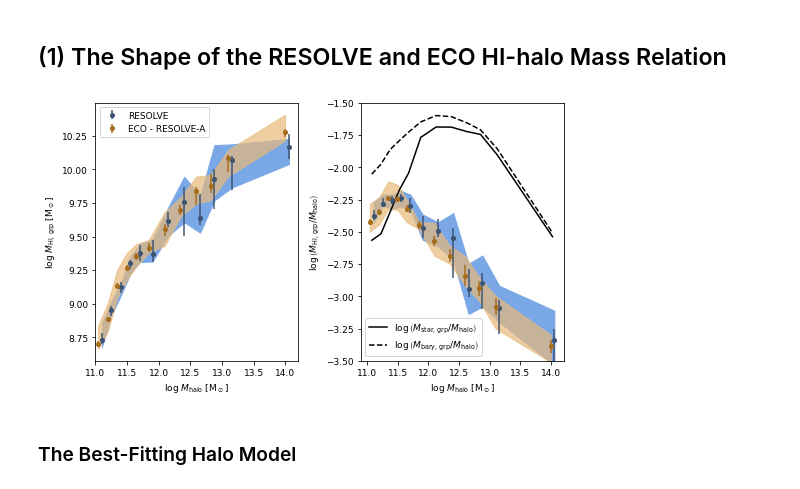
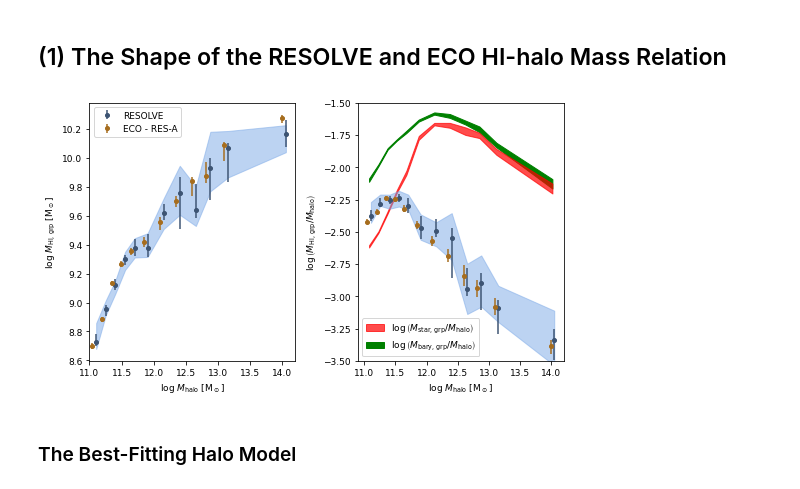
Before and after one commit to zhutchens1/g3groupfinder, a Jupyter notebook: hihm/HIHMplots.ipynb, the cells around one changed output. Saved outputs shown, nothing was run; the diff lists cells and outputs as text; code cells hidden in the pictures.

Commit message:
commit corresponding to Feb 20 paper 1 submission (before any edits to g3algo for associating galaxies below ECO/RESOLVE floors).

```diff
--- a/hihm/HIHMplots.ipynb
+++ b/hihm/HIHMplots.ipynb
@@ -389,46 +383,55 @@ fig,axs=plt.subplots(figsize=doublecolsize,ncols=2)
 axs[0].errorbar(binnedhihm.logmh+hoffset,binnedhihm.resmhigrp,\
                 yerr=[binnedhihm.resmhigrp_staterrlo,binnedhihm.resmhigrp_staterrhi],\
                 color=resolvemarkercolor,ls='none',markersize=4, marker='o', label='RESOLVE')
 axs[0].fill_between(binnedhihm.logmh+hoffset,binnedhihm.resmhigrp-binnedhihm.resmhigrp_syserrlo,\
                     binnedhihm.resmhigrp_syserrhi+binnedhihm.resmhigrp,\
-                   color=resolveshadecolor, alpha=1)
+                   color=resolveshadecolor, alpha=0.5)
 axs[0].errorbar(binnedhihm.logmh-hoffset,binnedhihm.ecomhigrp,\
                 yerr=[binnedhihm.ecomhigrp_staterrlo,binnedhihm.ecomhigrp_staterrhi],\
-                color=ecomarkercolor,ls='none',markersize=4, marker='o', label='ECO - RESOLVE-A')
-axs[0].fill_between(binnedhihm.logmh-hoffset,binnedhihm.ecomhigrp-binnedhihm.ecomhigrp_syserrlo,\
-                    binnedhihm.ecomhigrp_syserrhi+binnedhihm.ecomhigrp,\
-                   color=ecoshadecolor, alpha=0.7)
+                color=ecomarkercolor,ls='none',markersize=4, marker='o', label='ECO - RES-A')
+# axs[0].fill_between(binnedhihm.logmh-hoffset,binnedhihm.ecomhigrp-binnedhihm.ecomhigrp_syserrlo,\
+#                     binnedhihm.ecomhigrp_syserrhi+binnedhihm.ecomhigrp,\
+#                    color=ecoshadecolor, alpha=0.7)
 axs[0].legend(loc='best')
 
-axs[1].plot(binnedfrac.logmh,binnedfrac.ecostellarfrac,'k-',label=r"$\log \left( M_{\rm star,\, grp} / M_{\rm halo}  \right)$")
-axs[1].plot(binnedfrac.logmh,binnedfrac.ecobaryfrac,'k--',label=r"$\log \left( M_{\rm bary,\, grp} / M_{\rm halo}  \right)$")
+#axs[1].plot(binnedfrac.logmh,binnedfrac.ecostellarfrac,'r-',label=r"$\log \left( M_{\rm star,\, grp} / M_{\rm halo}  \right)$",zorder=1)
+axs[1].fill_between(binnedfrac.logmh,binnedfrac.ecostellarfrac-binnedfrac.ecostellarfrac_staterrlo,\
+                   binnedfrac.ecostellarfrac+binnedfrac.ecostellarfrac_staterrhi,color='red',zorder=1,\
+                    label=r"$\log \left( M_{\rm star,\, grp} / M_{\rm halo}  \right)$",alpha=0.7)
+#axs[1].plot(binnedfrac.logmh,binnedfrac.ecobaryfrac,'k--',label=r"$\log \left( M_{\rm bary,\, grp} / M_{\rm halo}  \right)$")
+# axs[1].errorbar(binnedfrac.logmh,binnedfrac.ecobaryfrac,\
+#                 yerr=[2*binnedfrac.ecobaryfrac_staterrlo,2*binnedfrac.ecobaryfrac_staterrhi],\
+#                linestyle='None',marker='o',color='green',markersize=4, label=r"$\log \left( M_{\rm bary,\, grp} / M_{\rm halo}  \right)$")
+axs[1].fill_between(binnedfrac.logmh,binnedfrac.ecobaryfrac-binnedfrac.ecobaryfrac_staterrlo,\
+                   binnedfrac.ecobaryfrac+binnedfrac.ecobaryfrac_staterrhi,color='green',zorder=0,\
+                    label=r"$\log \left( M_{\rm bary,\, grp} / M_{\rm halo}  \right)$")
 axs[1].errorbar(binnedfrac.logmh+hoffset,binnedfrac.resfrac,\
                 yerr=[binnedfrac.resfrac_staterrlo,binnedfrac.resfrac_staterrhi],\
                 color=resolvemarkercolor,ls='none',markersize=4, marker='o')
 axs[1].fill_between(binnedfrac.logmh+hoffset,binnedfrac.resfrac-binnedfrac.resfrac_syserrlo,\
                     binnedfrac.resfrac_syserrhi+binnedfrac.resfrac,\
-                   color=resolveshadecolor, alpha=1)
+                   color=resolveshadecolor, alpha=0.5)
 axs[1].errorbar(binnedfrac.logmh-hoffset,binnedfrac.ecofrac,\
                 yerr=[binnedfrac.ecofrac_staterrlo,binnedfrac.ecofrac_staterrhi],\
                 color=ecomarkercolor,ls='none',markersize=4, marker='o')
-axs[1].fill_between(binnedfrac.logmh-hoffset,binnedfrac.ecofrac-binnedfrac.ecofrac_syserrlo,\
-                    binnedfrac.ecofrac_syserrhi+binnedfrac.ecofrac,\
-                   color=ecoshadecolor, alpha=0.7)
+# axs[1].fill_between(binnedfrac.logmh-hoffset,binnedfrac.ecofrac-binnedfrac.ecofrac_syserrlo,\
+#                     binnedfrac.ecofrac_syserrhi+binnedfrac.ecofrac,\
+#                    color=ecoshadecolor, alpha=0.7)
 axs[1].set_ylim(-3.5,-1.5)
-axs[1].legend(loc='best')
+axs[1].legend(loc='lower left')
 
 
 axs[0].set_ylabel(r"log $M_{\rm HI,\, grp}$ [$\rm M_\odot$]")
 axs[0].set_xlabel(r"log $M_{\rm halo}$ [$\rm M_\odot$]")
 axs[1].set_xlabel(r"log $M_{\rm halo}$ [$\rm M_\odot$]")
 axs[1].set_ylabel(r"$\log \left( M_{\rm HI,\, grp} / M_{\rm halo}  \right)$")
 axs[0].set_xlim(11,14.2)
 #axs[0].xaxis.set_minor_locator(MaxNLocator(5))
 plt.tight_layout()
 plt.savefig("../figures/RESOLVE_ECO_HIHMshape.pdf")
 plt.show()
 # %% [output]
-[figure, old version]
+[figure, new version]
 # %% [markdown]
 ### The Best-Fitting Halo Model
 # %%
```
Also changed, not shown: parts of 63 cells of this notebook, 45 other files.
